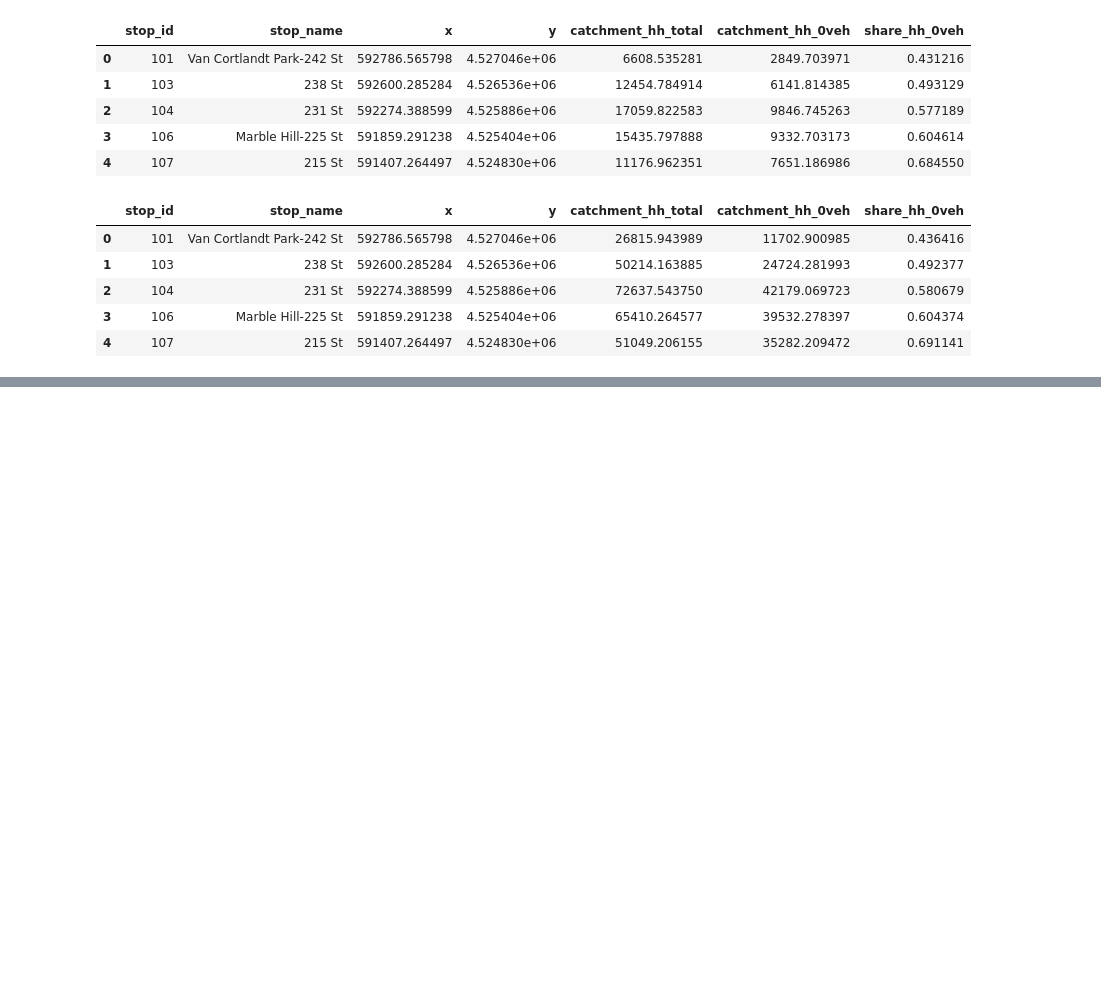
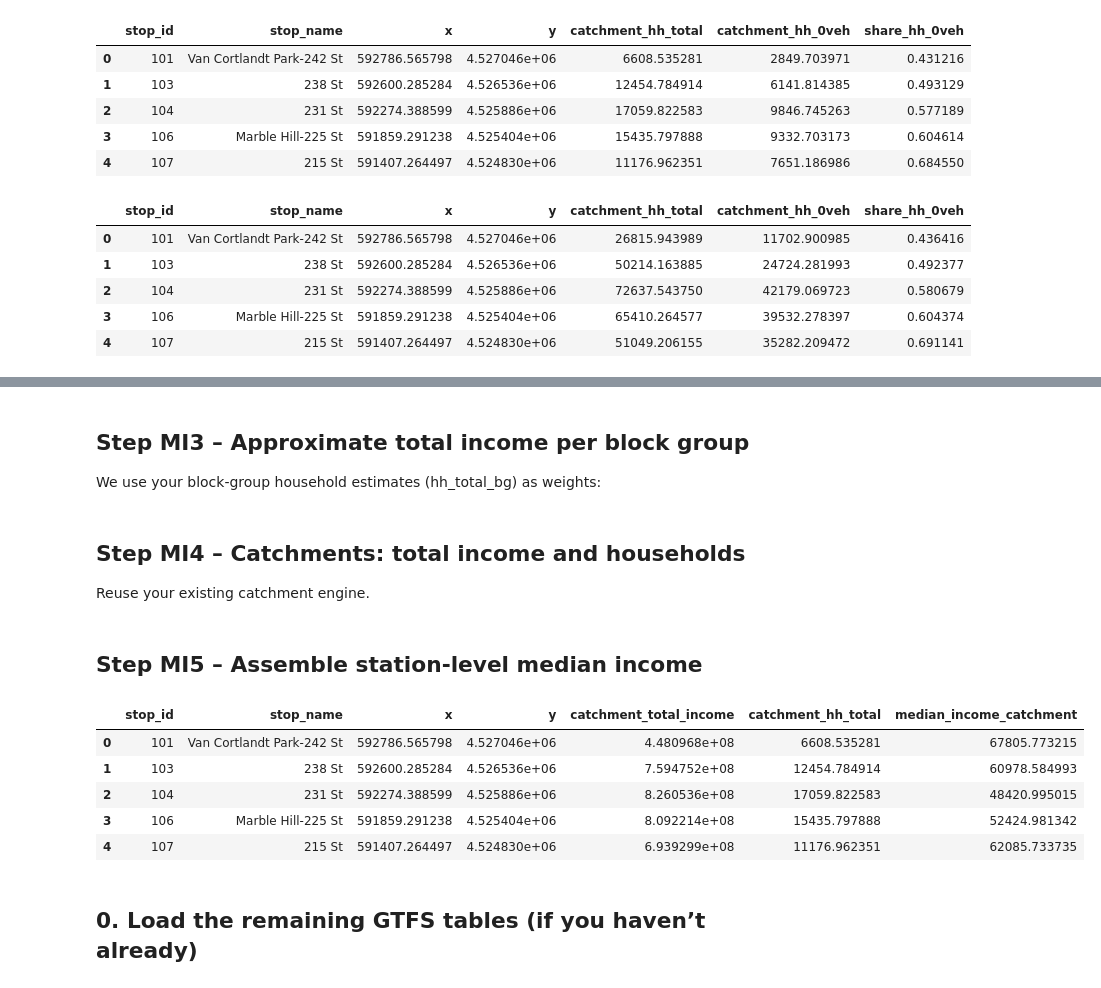
Before and after one commit to hawa1983/Capstone, a Jupyter notebook: ibx_capstone.ipynb, the cells around one changed output, grey strips where cells are left out. Saved outputs shown, nothing was run; the diff lists cells and outputs as text; code cells hidden in the pictures; blank space fills up the shorter version.

```diff
--- a/ibx_capstone.ipynb
+++ b/ibx_capstone.ipynb
@@ -1325,0 +1398,13 @@ veh_catch.head()
+# %% [markdown]
+## Step MI3 – Approximate total income per block group
+
+We use your block-group household estimates (hh_total_bg) as weights:
+# %%
+# Estimated total household income per block group
+block_groups_income["total_income_bg"] = (
+    block_groups_income["median_income"] * block_groups_income["hh_total_bg"]
+)
+# %% [markdown]
+## Step MI4 – Catchments: total income and households
+
+Reuse your existing catchment engine.
@@ -1325,0 +1436,35 @@ veh_catch.head()
+# %% [markdown]
+## Step MI5 – Assemble station-level median income
+# %%
+# Rename columns to nicer names
+income_total_catch = income_total_catch.rename(
+    columns={"catchment_total_income_bg": "catchment_total_income"}
+)
+
+hh_total_catch_inc = hh_total_catch_inc.rename(
+    columns={"catchment_hh_total_bg": "catchment_hh_total"}
+)
+
+# Merge and compute household-weighted median income in the catchment
+income_catch = income_total_catch[
+    ["stop_id", "stop_name", "x", "y", "catchment_total_income"]
+].merge(
+    hh_total_catch_inc[["stop_id", "catchment_hh_total"]],
+    on="stop_id",
+    how="left"
+)
+
+income_catch["median_income_catchment"] = (
+    income_catch["catchment_total_income"] / income_catch["catchment_hh_total"]
+)
+
+income_catch.head()
+# %% [output]
+|  | stop_id | stop_name | x | y | catchment_total_income | catchment_hh_total | median_income_catchment |
+| 0 | 101 | Van Cortlandt Park-242 St | 592786.565798 | 4.527046e+06 | 4.480968e+08 | 6608.535281 | 67805.773215 |
+| 1 | 103 | 238 St | 592600.285284 | 4.526536e+06 | 7.594752e+08 | 12454.784914 | 60978.584993 |
+| 2 | 104 | 231 St | 592274.388599 | 4.525886e+06 | 8.260536e+08 | 17059.822583 | 48420.995015 |
+| 3 | 106 | Marble Hill-225 St | 591859.291238 | 4.525404e+06 | 8.092214e+08 | 15435.797888 | 52424.981342 |
+| 4 | 107 | 215 St | 591407.264497 | 4.524830e+06 | 6.939299e+08 | 11176.962351 | 62085.733735 |
+# %% [markdown]
+## 0. Load the remaining GTFS tables (if you haven’t already)
```
Also changed, not shown: parts of 18 cells of this notebook.
